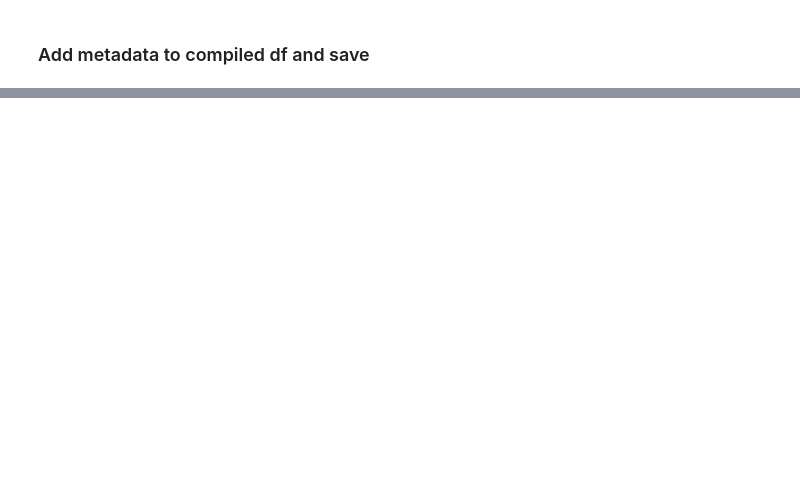
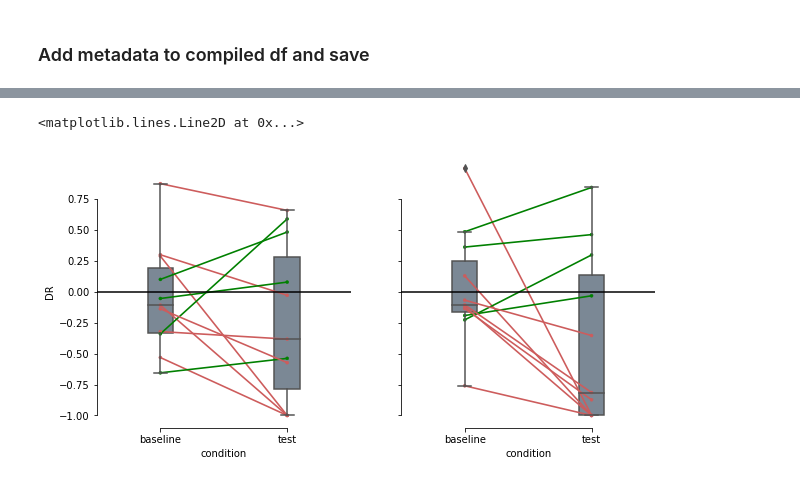
Before and after one commit to lolaBerkowitz/SNLab_ephys, a Jupyter notebook: behavior/process_behavior_coding_output.ipynb, the cells around one changed output, grey strips where cells are left out. Cells and saved outputs as stored; diff of their text form; code cells hidden in the pictures; blank space fills up the shorter version.

```diff
--- a/behavior/process_behavior_coding_output.ipynb
+++ b/behavior/process_behavior_coding_output.ipynb
@@ -96,0 +180,14 @@ df2 = pd.read_csv(r"C:\Users\schafferlab\Desktop\object_location_frames.csv")
+# %%
+fig,ax = plt.subplots(1,2,figsize=(10,5),sharey=True)
+ax = ax.ravel()
+plt.subplots_adjust(wspace=0.2)
+idx = (df_processed['genotype'] == 'APPPS1')
+pg.plot_paired(data=df_processed[~idx], dv='DR', within='condition',
+                    subject='subid_treatment_paradigm', dpi=150,ax=ax[0])
+pg.plot_paired(data=df_processed[idx], dv='DR', within='condition',
+                    subject='subid_treatment_paradigm', dpi=150,ax=ax[1])
+ax[0].axhline(0,color='black')
+ax[1].axhline(0,color='black')
+# %% [output]
+<matplotlib.lines.Line2D at 0x...>
+[figure, added]
```
Also changed, not shown: parts of 16 cells of this notebook, 1 other file.
